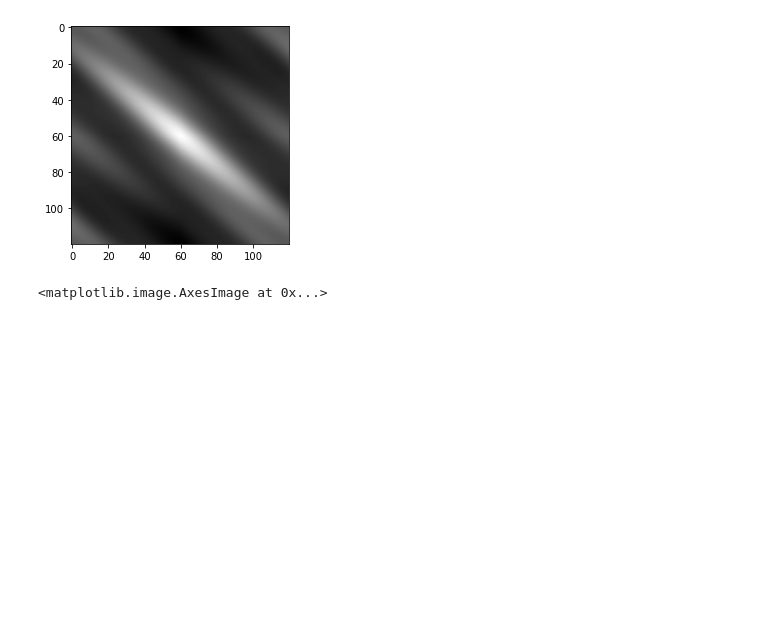
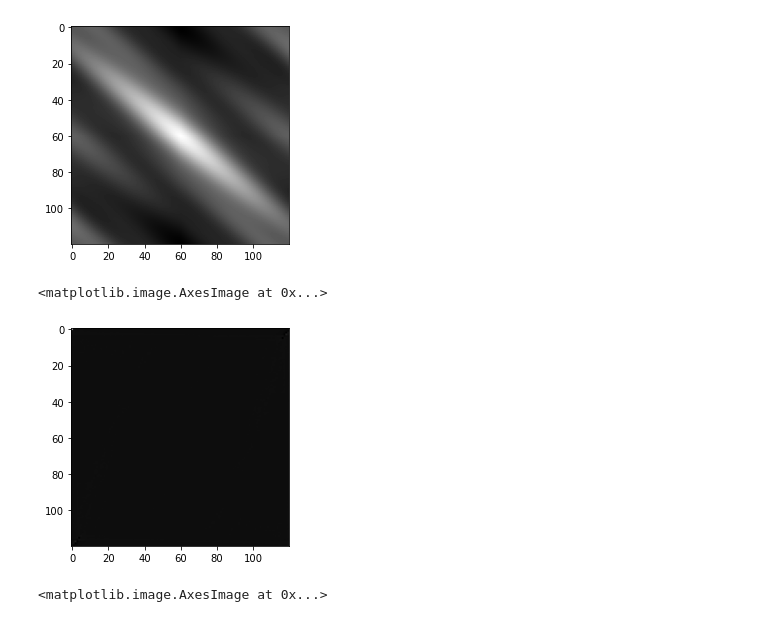
Before and after one commit to alexlib/RiverSurfaceVelocimetry, a Jupyter notebook: FFTMethod.ipynb, the cells around one changed output. Cells and saved outputs as stored; diff of their text form; code cells hidden in the pictures; blank space fills up the shorter version.

```diff
--- a/FFTMethod.ipynb
+++ b/FFTMethod.ipynb
@@ -29,6 +29,13 @@ plt.imshow(img_ac_show, 'gray')
 # %% [output]
 <matplotlib.image.AxesImage at 0x...>
 [figure]
+# %%
+img_f_real = np.real(img_f)
+img_f_real = cv2.normalize(img_f_real, None, 0, 255, cv2.NORM_MINMAX)
+plt.imshow(img_f_real, 'gray')
+# %% [output]
+<matplotlib.image.AxesImage at 0x...>
+[figure, added]
 # %%
 img_ac1 = cv2.filter2D(img, -1, img, anchor=(-1, -1))
 plt.imshow(img_ac1, 'gray')
```
Also changed, not shown: 6 other files.
